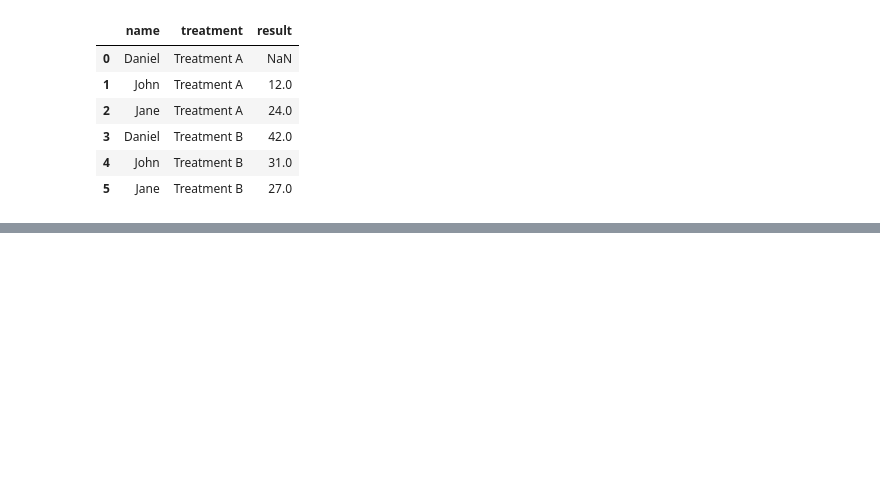
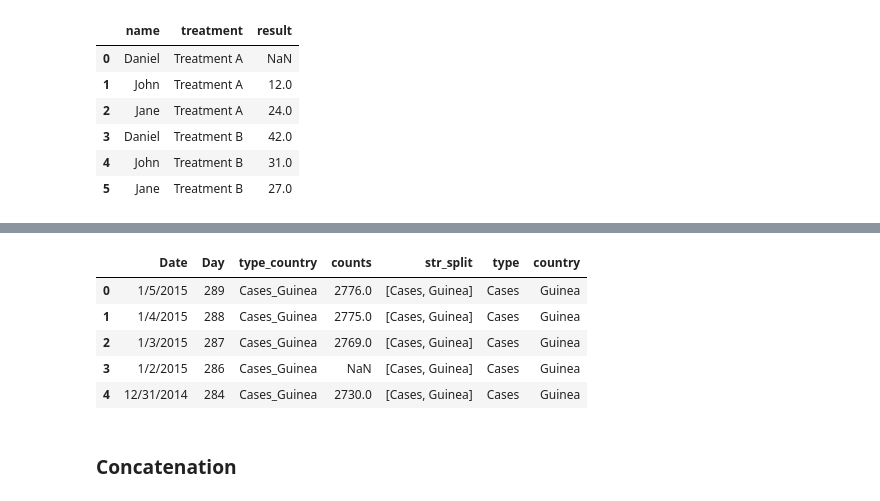
Before and after one commit to tanny411/Data-Camp, a Jupyter notebook: Datascience with Python career track/course 7 cleaning-data-in-python/cleaning_data_in_python.ipynb, the cells around one changed output, grey strips where cells are left out. Cells and saved outputs as stored; diff of their text form; code cells hidden in the pictures; blank space fills up the shorter version.

```diff
--- a/Datascience with Python career track/course 7 cleaning-data-in-python/cleaning_data_in_python.ipynb
+++ b/Datascience with Python career track/course 7 cleaning-data-in-python/cleaning_data_in_python.ipynb
@@ -206,0 +379,8 @@ pd.melt(frame=df1,id_vars='name',value_vars=['Treatment A','Treatment B'],var_na
+# %%
+# Melt ebola: ebola_melt
+ebola_melt = pd.melt(ebola, id_vars=['Date' , 'Day'], var_name='type_country', value_name='counts')
+
+# Create the 'str_split' column
+ebola_melt['str_split'] = ebola_melt.type_country.str.split('_')
+
+ebola_melt.head()
@@ -206,0 +403,18 @@ pd.melt(frame=df1,id_vars='name',value_vars=['Treatment A','Treatment B'],var_na
+# %%
+# Create the 'type' column
+ebola_melt['type'] = ebola_melt.str_split.str.get(0)
+
+# Create the 'country' column
+ebola_melt['country'] = ebola_melt.str_split.str.get(1)
+
+# Print the head of ebola_melt
+ebola_melt.head()
+# %% [output]
+|  | Date | Day | type_country | counts | str_split | type | country |
+| 0 | 1/5/2015 | 289 | Cases_Guinea | 2776.0 | [Cases, Guinea] | Cases | Guinea |
+| 1 | 1/4/2015 | 288 | Cases_Guinea | 2775.0 | [Cases, Guinea] | Cases | Guinea |
+| 2 | 1/3/2015 | 287 | Cases_Guinea | 2769.0 | [Cases, Guinea] | Cases | Guinea |
+| 3 | 1/2/2015 | 286 | Cases_Guinea | NaN | [Cases, Guinea] | Cases | Guinea |
+| 4 | 12/31/2014 | 284 | Cases_Guinea | 2730.0 | [Cases, Guinea] | Cases | Guinea |
+# %% [markdown]
+### Concatenation
```
Also changed, not shown: parts of 25 cells of this notebook.
